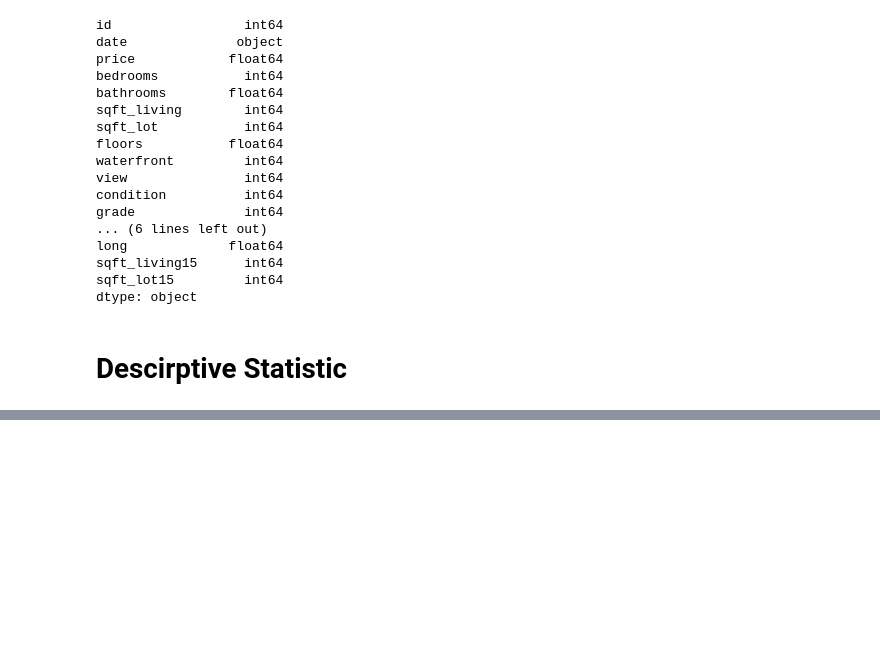
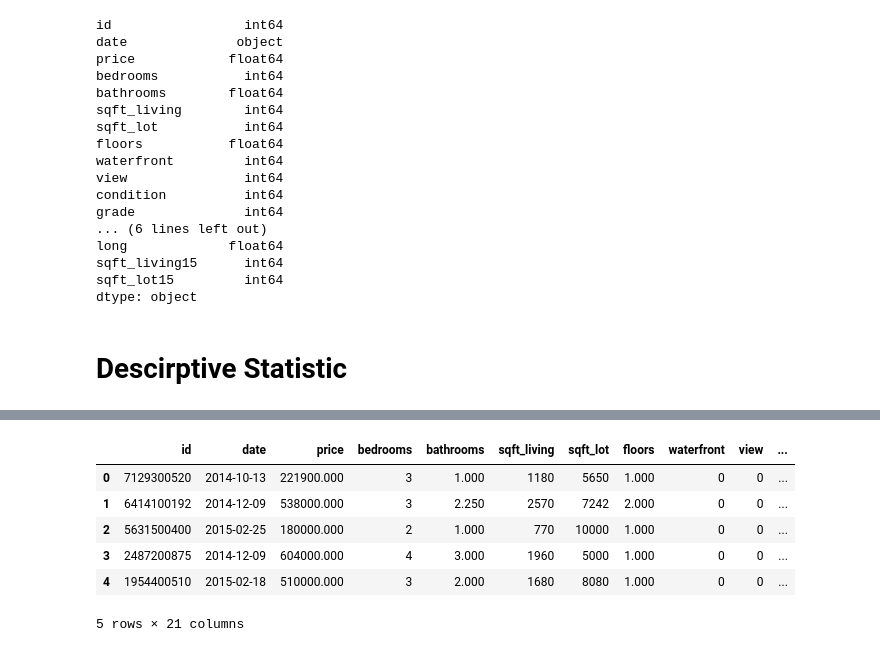
Before and after one commit to franciscofijamo/0-to-DS, a Jupyter notebook: book1-1.ipynb, the cells around one changed output, grey strips where cells are left out. Drawn from its saved outputs; the diff is of its cells as text; code cells hidden in the pictures; blank space fills up the shorter version.

```diff
--- a/book1-1.ipynb
+++ b/book1-1.ipynb
@@ -59,0 +125,10 @@ dtype: object
+# %%
+df.head()
+# %% [output]
+|  | id | date | price | bedrooms | bathrooms | sqft_living | sqft_lot | floors | waterfront | view | ... |
+| 0 | 7129300520 | 2014-10-13 | 221900.000 | 3 | 1.000 | 1180 | 5650 | 1.000 | 0 | 0 | ... |
+| 1 | 6414100192 | 2014-12-09 | 538000.000 | 3 | 2.250 | 2570 | 7242 | 2.000 | 0 | 0 | ... |
+| 2 | 5631500400 | 2015-02-25 | 180000.000 | 2 | 1.000 | 770 | 10000 | 1.000 | 0 | 0 | ... |
+| 3 | 2487200875 | 2014-12-09 | 604000.000 | 4 | 3.000 | 1960 | 5000 | 1.000 | 0 | 0 | ... |
+| 4 | 1954400510 | 2015-02-18 | 510000.000 | 3 | 2.000 | 1680 | 8080 | 1.000 | 0 | 0 | ... |
+5 rows × 21 columns
```
Also changed, not shown: parts of 9 cells of this notebook.
